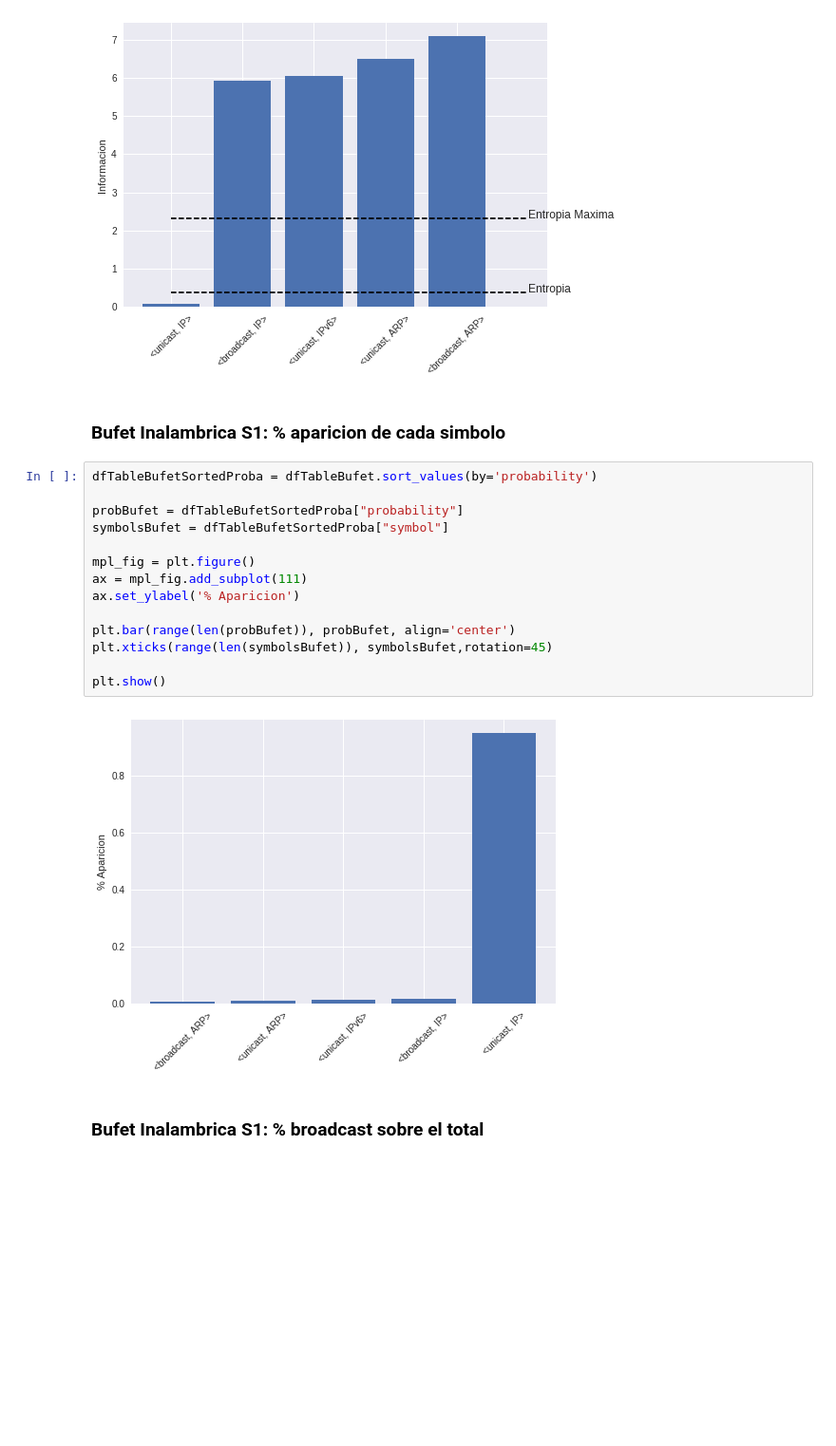
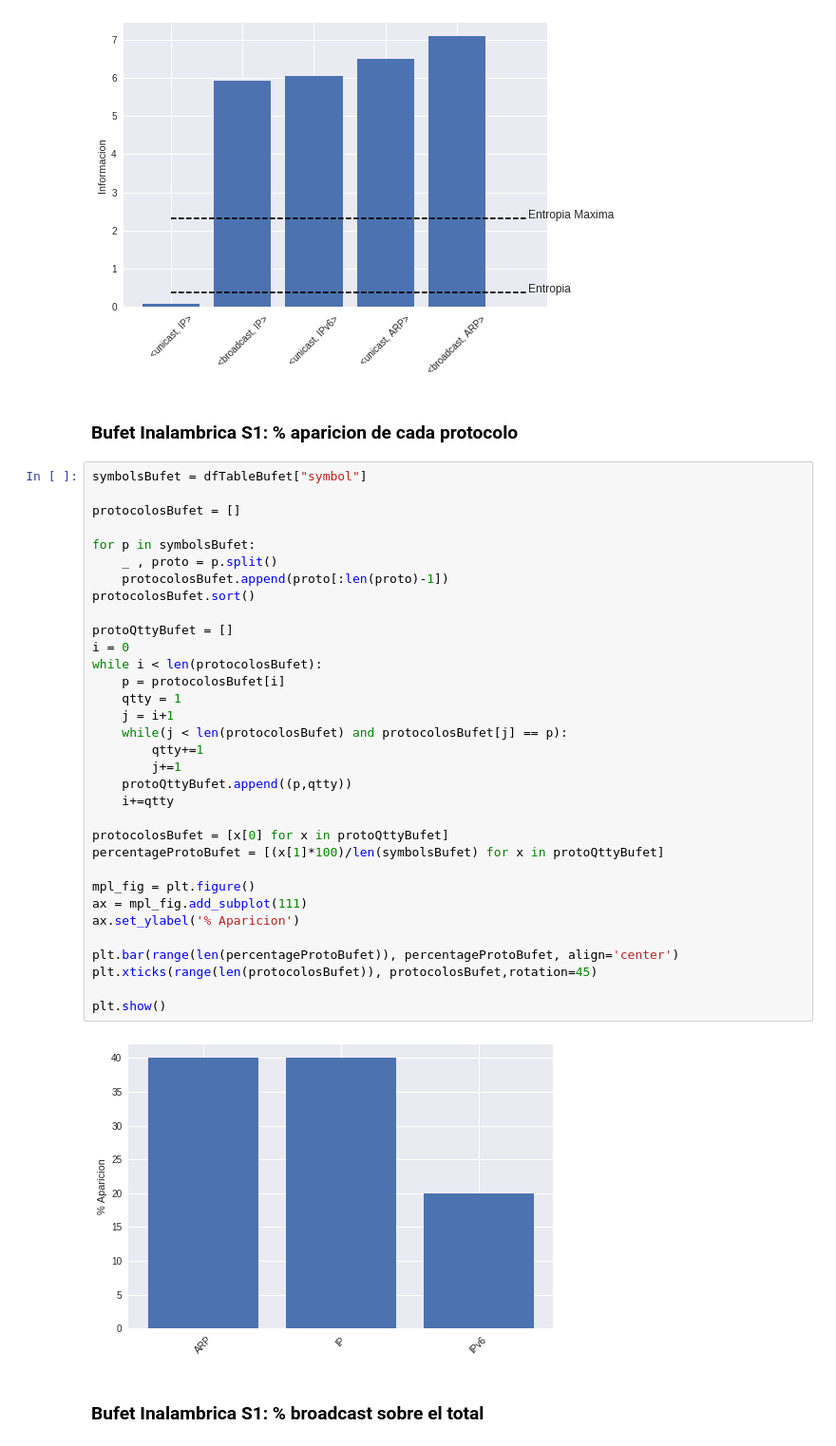
Before and after one commit to a-lavia/redes, a Jupyter notebook: tp1/tools/Graficos-s1.ipynb, the cells around one changed output. Shown at 95% size. Drawn from its saved outputs; the diff is of its cells as text; blank space fills up the shorter version.

```diff
--- a/tp1/tools/Graficos-s1.ipynb
+++ b/tp1/tools/Graficos-s1.ipynb
@@ -136,23 +155,42 @@ plt.show()
 # %% [output]
 [figure]
 # %% [markdown]
-### Bufet Inalambrica S1: % aparicion de cada simbolo
+### Bufet Inalambrica S1: % aparicion de cada protocolo
-# %%
-dfTableBufetSortedProba = dfTableBufet.sort_values(by='probability')
-
-probBufet = dfTableBufetSortedProba["probability"]
-symbolsBufet = dfTableBufetSortedProba["symbol"]
-
-mpl_fig = plt.figure()
-ax = mpl_fig.add_subplot(111)
-ax.set_ylabel('% Aparicion')
-
-plt.bar(range(len(probBufet)), probBufet, align='center')
-plt.xticks(range(len(symbolsBufet)), symbolsBufet,rotation=45)
-
-plt.show()
-# %% [output]
-[figure, removed]
+# %%
+symbolsBufet = dfTableBufet["symbol"]
+
+protocolosBufet = []
+
+for p in symbolsBufet:
+    _ , proto = p.split()
+    protocolosBufet.append(proto[:len(proto)-1])
+protocolosBufet.sort()
+
+protoQttyBufet = []
+i = 0
+while i < len(protocolosBufet):
+    p = protocolosBufet[i]
+    qtty = 1
+    j = i+1
+    while(j < len(protocolosBufet) and protocolosBufet[j] == p):
+        qtty+=1
+        j+=1
+    protoQttyBufet.append((p,qtty))
+    i+=qtty
+
+protocolosBufet = [x[0] for x in protoQttyBufet]
+percentageProtoBufet = [(x[1]*100)/len(symbolsBufet) for x in protoQttyBufet]
+
+mpl_fig = plt.figure()
+ax = mpl_fig.add_subplot(111)
+ax.set_ylabel('% Aparicion')
+
+plt.bar(range(len(percentageProtoBufet)), percentageProtoBufet, align='center')
+plt.xticks(range(len(protocolosBufet)), protocolosBufet,rotation=45)
+
+plt.show()
+# %% [output]
+[figure, added]
 # %% [markdown]
 ### Bufet Inalambrica S1: % broadcast sobre el total
 # %%
```
Also changed, not shown: parts of 6 cells of this notebook.
